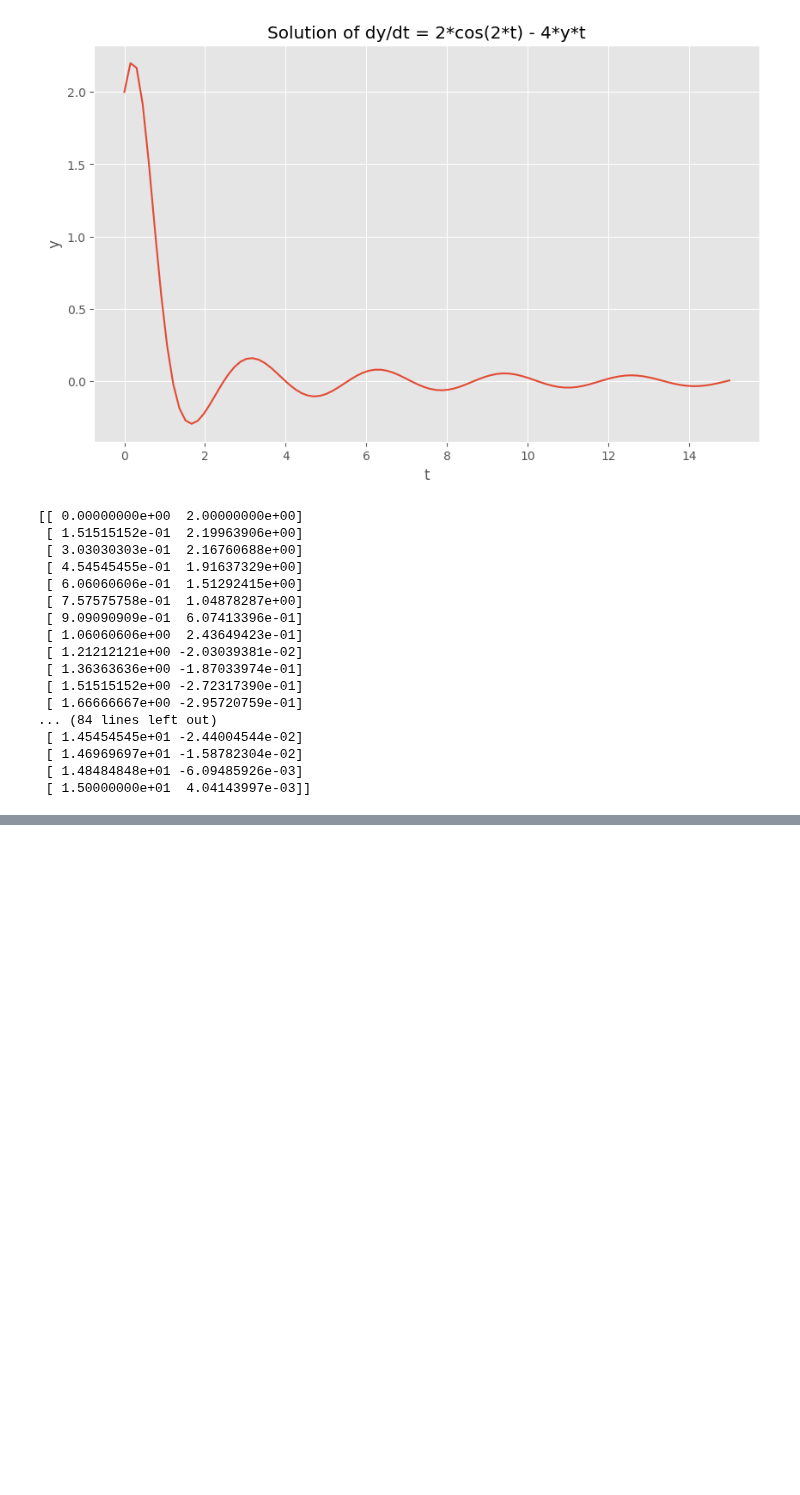
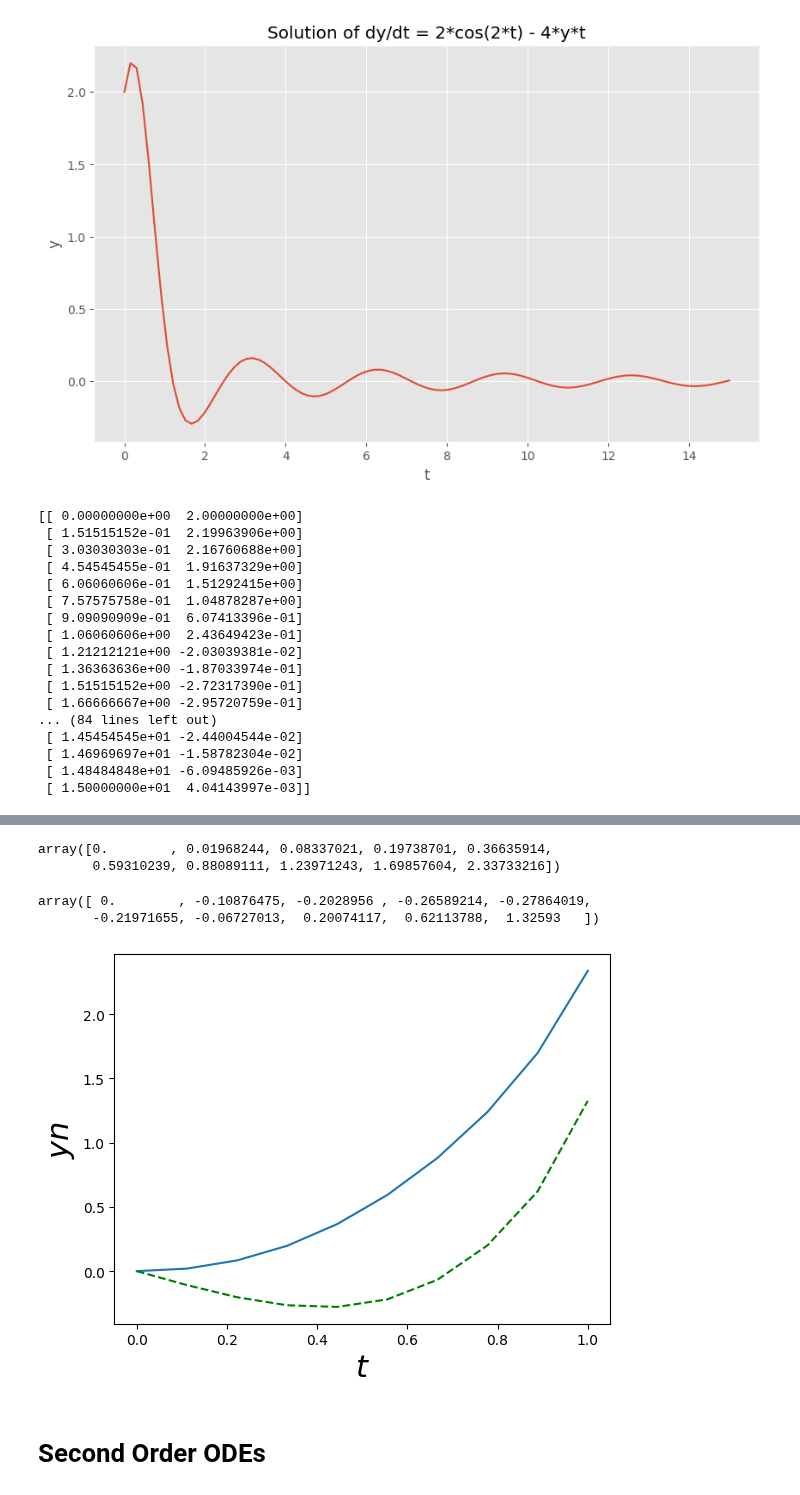
Before and after one commit to PradeepBhattarai/DataScience, a Jupyter notebook: Numpy.ipynb, the cells around one changed output, grey strips where cells are left out. Saved outputs shown, nothing was run; the diff lists cells and outputs as text; code cells hidden in the pictures; blank space fills up the shorter version.

```diff
--- a/Numpy.ipynb
+++ b/Numpy.ipynb
@@ -454,0 +511,13 @@ print(np.column_stack((tspan, y)))
+# %%
+#System of 1st order odes
+def dsdx(x,s):
+    y1,y2=s
+    return [y1+y2**2+3*x,3*y1+y2**3-np.cos(x)]
+y1_0=0
+y2_0=0
+s_0=(y1_0,y2_0)
+x=np.linspace(0,1,10)
+sol=odeint(dsdx,y0=s_0,t=x,tfirst=True)
+y1_sol=sol.T[0]
+y2_sol=sol.T[1]
+sol
@@ -454,0 +535,20 @@ print(np.column_stack((tspan, y)))
+# %%
+y1_sol
+# %% [output]
+array([0.        , 0.01968244, 0.08337021, 0.19738701, 0.36635914,
+       0.59310239, 0.88089111, 1.23971243, 1.69857604, 2.33733216])
+# %%
+y2_sol
+# %% [output]
+array([ 0.        , -0.10876475, -0.2028956 , -0.26589214, -0.27864019,
+       -0.21971655, -0.06727013,  0.20074117,  0.62113788,  1.32593   ])
+# %%
+plt.plot(t,y1_sol)
+plt.plot(t,y2_sol,'--',c='g')
+plt.xlabel('$t$',fontsize=22)
+plt.ylabel('$yn$',fontsize=22)
+plt.show()
+# %% [output]
+[figure, added]
+# %% [markdown]
+# Second Order ODEs
```
Also changed, not shown: parts of 14 cells of this notebook, 2 other files.
